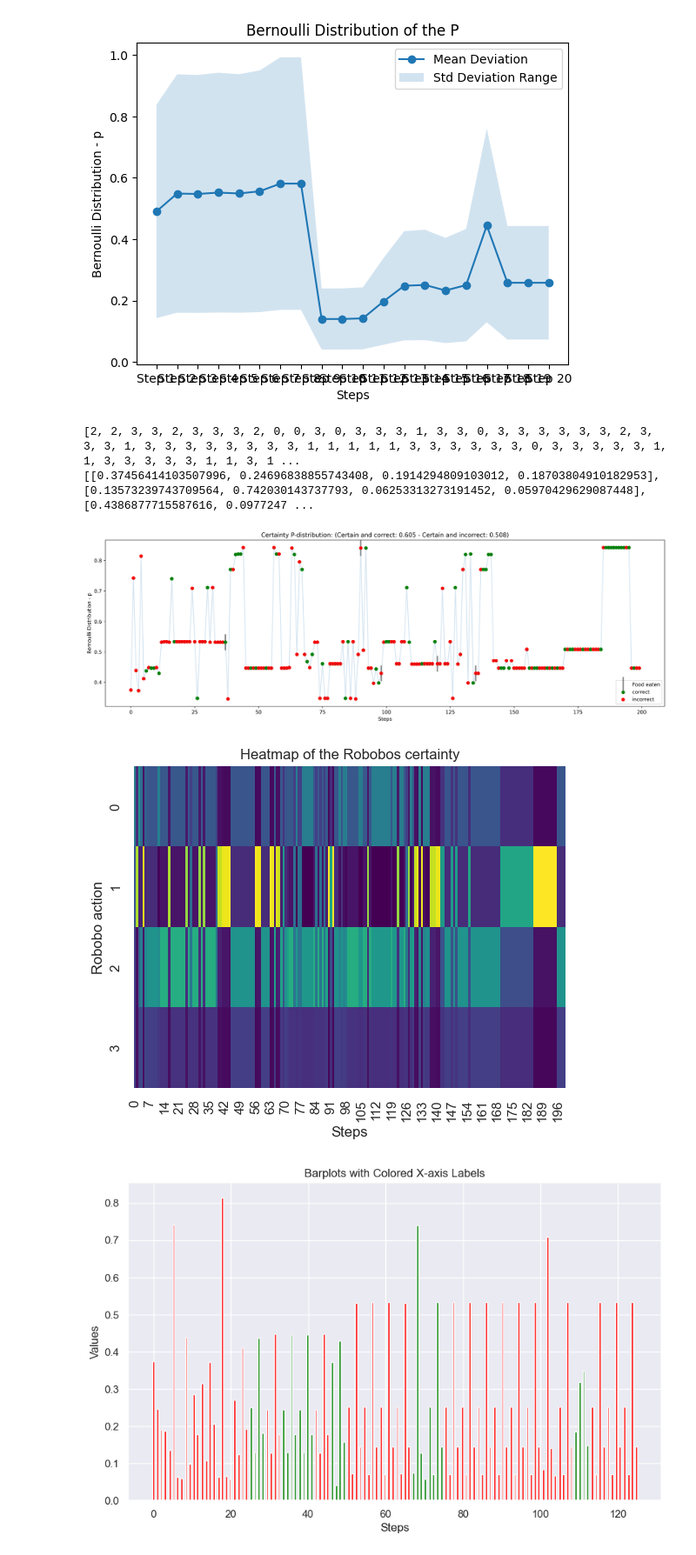
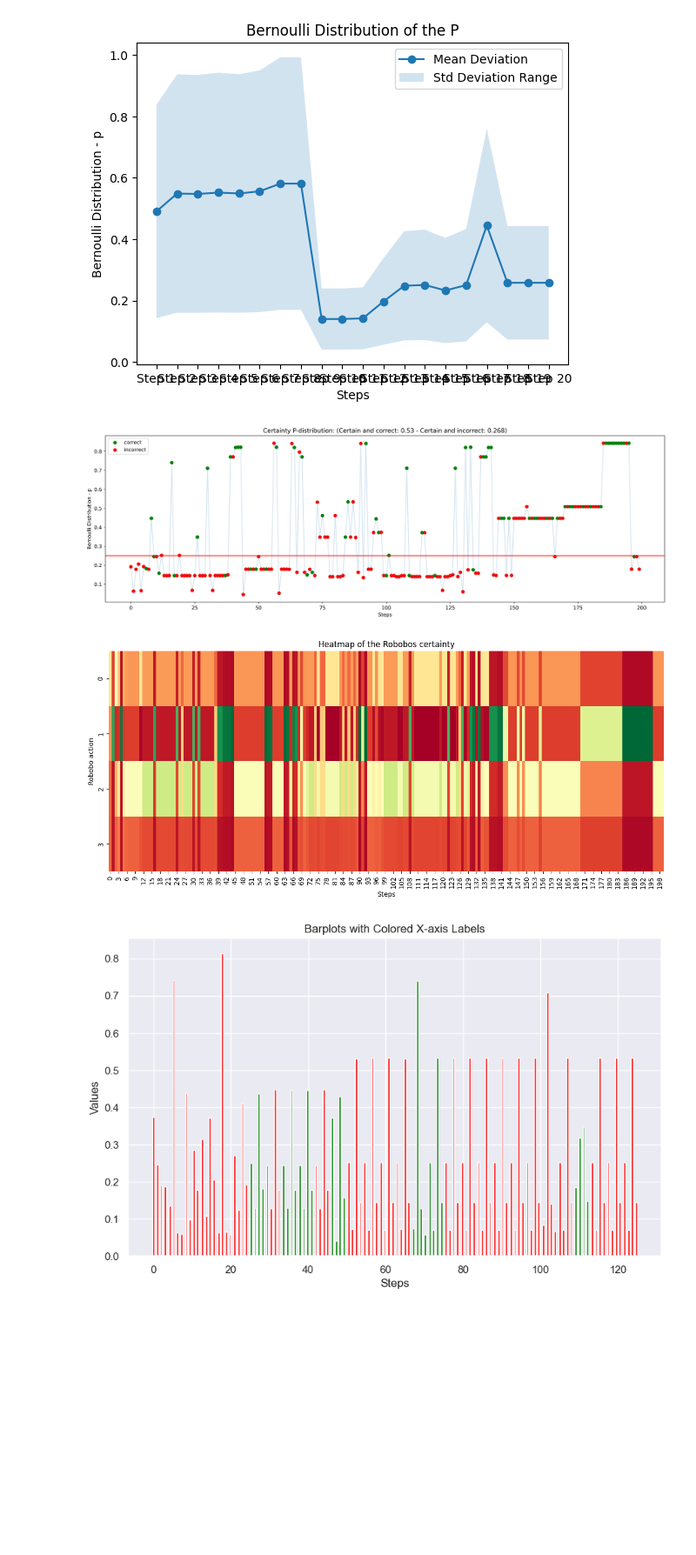
Before and after one commit to FredAlfabetAdmin/LM_group_13, a Jupyter notebook: dataplot.ipynb, the cells around one changed output. Shown at 87% size. Drawn from its saved outputs; the diff is of its cells as text; code cells hidden in the pictures; blank space fills up the shorter version.

```diff
--- a/dataplot.ipynb
+++ b/dataplot.ipynb
@@ -297,10 +297,9 @@ for x in range(1):
 
     with open('./catkin_ws/eval_data/' + 'eval_actions_' + str(x)+'.txt', 'r') as file:
         actions = list(map(int, list(file.read()[:-1].split(" "))))
-
+    data =np.array(data)
+    highest_values = data[np.arange(len(data)), targets]
     correctness = np.equal(np.array(targets), np.array(actions))
-print(targets)
-print(data)
 
 file_path = 'eval_food_'
 for x in range(1):
@@ -326,7 +325,7 @@ increase_indices -= 1
 y_values = np.array(data)[increase_indices]
 y_values = np.max(y_values, axis=1)
 
-sns.scatterplot(x=increase_indices, y=y_values, color='black', s=1000, label='Food eaten', marker="|", alpha = 0.5)
+#sns.scatterplot(x=increase_indices, y=y_values, color='black', s=1000, label='Food eaten', marker="|", alpha = 0.5)
 
 true_indices = np.where(correctness)[0]
 true_values = [highest_values[i] for i in true_indices]
@@ -340,42 +339,45 @@ colors = np.where(correctness, 'green', 'red')
 plt.scatter(range(0, len(data)), y=highest_values, color='green', label='correct') # Very inefficient double plotting
 plt.scatter(range(0, len(data)), y=highest_values, color=colors, label='incorrect')
 plt.plot(highest_values, alpha=0.2)
+plt.axhline(y=0.25, color='r', linestyle='-')
 plt.title(f'Certainty P-distribution: (Certain and correct: {str(round(np.mean(true_values),3))} - Certain and incorrect: {str(round(np.mean(false_values),3))})')
 plt.xlabel("Steps")
 plt.ylabel("Bernoulli Distribution - p")
 plt.legend()
 plt.show()
 # %% [output]
-[2, 2, 3, 3, 2, 3, 3, 3, 2, 0, 0, 3, 0, 3, 3, 3, 1, 3, 3, 0, 3, 3, 3, 3, 3, 3, 2, 3, 3, 3, 1, 3, 3, 3, 3, 3, 3, 3, 3, 1, 1, 1, 1, 1, 3, 3, 3, 3, 3, 3, 0, 3, 3, 3, 3, 3, 1, 1, 3, 3, 3, 3, 3, 1, 1, 3, 1 ...
-[[0.37456414103507996, 0.24696838855743408, 0.1914294809103012, 0.18703804910182953], [0.13573239743709564, 0.742030143737793, 0.06253313273191452, 0.05970429629087448], [0.4386877715587616, 0.0977247 ...
-[figure, old version]
+[figure, new version]
 # %%
 
 # Create a heatmap using Seaborn
 
 #sns.heatmap(np.array(data).T, annot=False, cmap='viridis', fmt=".3f")
 
 
 # Create a custom color map for Y-axis labels
 #colors = ['green' if value else 'red' for value in correctness]
 
+
 # Create a heatmap using Seaborn with inverted axis
-heatmap = sns.heatmap(np.array(data).T, annot=False, cmap='viridis', fmt=".3f", cbar=False)
+from  matplotlib.colors import LinearSegmentedColormap
+
+fig, ax = plt.subplots(figsize=(15, 6))  # Adjust the figure size
+heatmap = sns.heatmap(np.array(data).T, annot=False, cmap=sns.color_palette("RdYlGn", as_cmap=True) , fmt=".3f", cbar=False)
 
 #heatmap.xaxis.tick_top()
 xticklabels = [label.get_text() for label in heatmap.get_xticklabels()]
 
 #for i, color in enumerate(['green' if value else 'red' for value in correctness]):
     #heatmap.text(i, 0, xticklabels[i], ha='center', va='center', color=color)
 
 # Customize the plot
 plt.title('Heatmap of the Robobos certainty')
 plt.xlabel('Steps')
 plt.ylabel('Robobo action')
 
 plt.show()
 # %% [output]
-[figure, old version]
+[figure, new version]
 # %%
 
 size = 30
```
